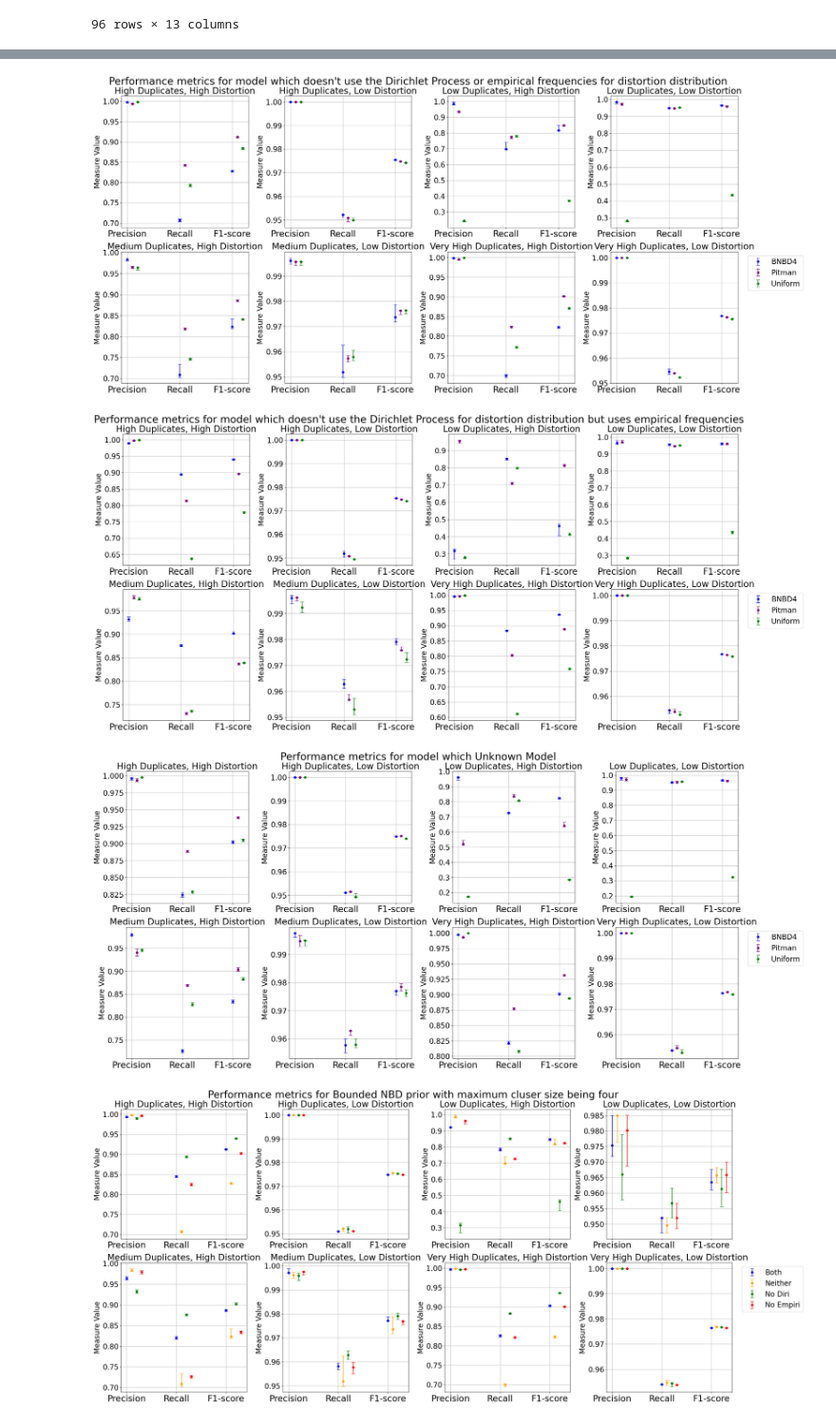
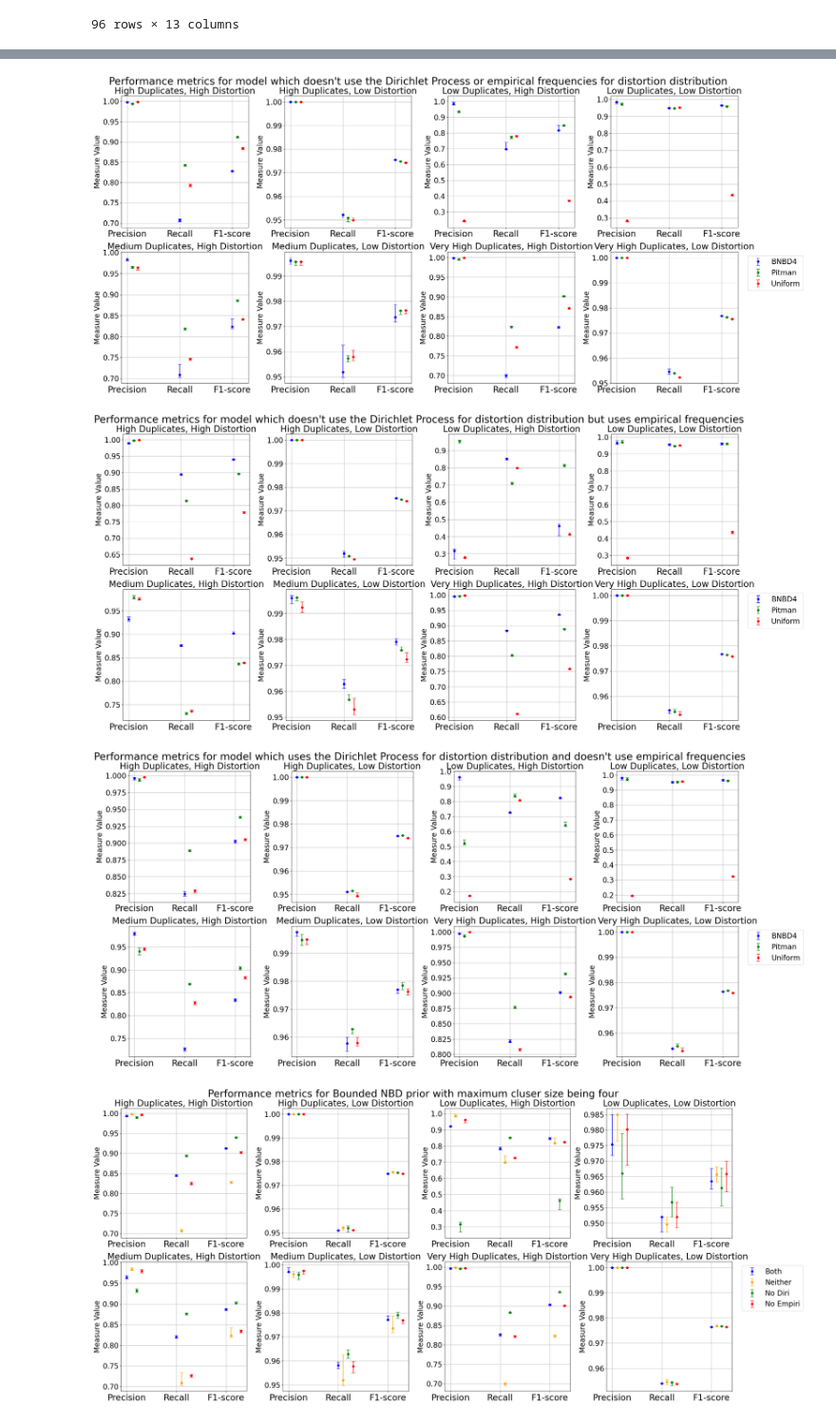
Before and after one commit to Emily0630/exchanger_data_collector, a Jupyter notebook: plot_5k.ipynb, the cells around one changed output, grey strips where cells are left out. Shown at 95% size. Cells and saved outputs as stored; diff of their text form; code cells hidden in the pictures.

Commit message:
modify plots to map model names

```diff
--- a/plot_5k.ipynb
+++ b/plot_5k.ipynb
@@ -35,7 +50,7 @@ new_clean_data
 title_mapping = {
     "Both": "uses the Dirichlet Process and empirical frequencies for distortion distribution",
     "No Diri": "doesn't use the Dirichlet Process for distortion distribution but uses empirical frequencies",
-    "No Empirical": "uses the Dirichlet Process for distortion distribution and doesn't use empirical frequencies",
+    "No Empiri": "uses the Dirichlet Process for distortion distribution and doesn't use empirical frequencies",
     "Neither": "doesn't use the Dirichlet Process or empirical frequencies for distortion distribution"
 }
 
@@ -52,7 +67,7 @@ for model_to_plot in new_clean_data["model"].unique():
     duplicates_levels = filtered_data['duplicates_level'].unique()
     distortion_levels = filtered_data['distortion_level'].unique()
 
-    colors = {0: 'blue', 1: 'purple', 2: 'green', 3:"orange", 4:"red"}
+    colors = {0: 'blue', 1: 'green', 2: "red"}
 
 
 
@@ -111,6 +126,6 @@ for model_to_plot in new_clean_data["model"].unique():
-[figure, old version]
+[figure, new version]
-[figure, old version]
+[figure, new version]
-[figure, old version]
+[figure, new version]
 # %%
 # Load the dataset anew for plotting other models, as we've encountered a reset previously
 
```
Also changed, not shown: parts of 3 cells of this notebook, 2 other files.
